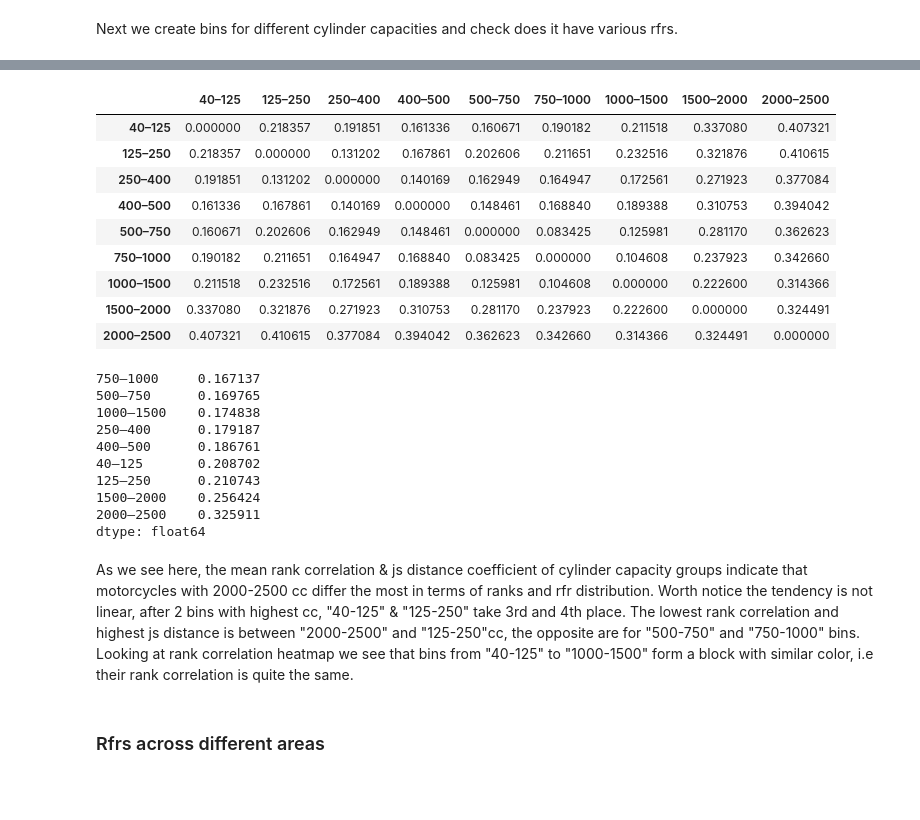
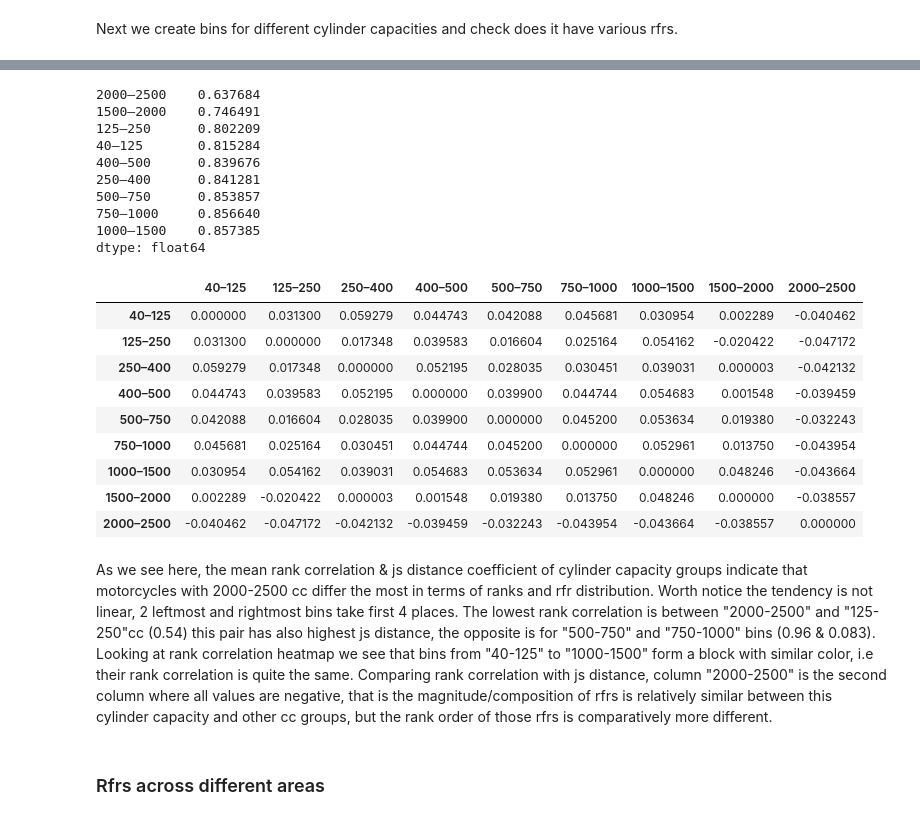
Before and after one commit to sttseitlin/MOT-test-for-motorcycles, a Jupyter notebook: moto.ipynb, the cells around one changed output, grey strips where cells are left out. Cells and saved outputs as stored; diff of their text form; code cells hidden in the pictures; blank space fills up the shorter version.

```diff
--- a/moto.ipynb
+++ b/moto.ipynb
@@ -3638,34 +3622,34 @@ fig.update_yaxes(showticklabels=False, row=1, col=2)
 fig.show()
 # %% [output]
 [interactive output not drawn]
-# %%
-js_dist_matrix
-# %% [output]
-|  | 40–125 | 125–250 | 250–400 | 400–500 | 500–750 | 750–1000 | 1000–1500 | 1500–2000 | 2000–2500 |
-| 40–125 | 0.000000 | 0.218357 | 0.191851 | 0.161336 | 0.160671 | 0.190182 | 0.211518 | 0.337080 | 0.407321 |
-| 125–250 | 0.218357 | 0.000000 | 0.131202 | 0.167861 | 0.202606 | 0.211651 | 0.232516 | 0.321876 | 0.410615 |
-| 250–400 | 0.191851 | 0.131202 | 0.000000 | 0.140169 | 0.162949 | 0.164947 | 0.172561 | 0.271923 | 0.377084 |
-| 400–500 | 0.161336 | 0.167861 | 0.140169 | 0.000000 | 0.148461 | 0.168840 | 0.189388 | 0.310753 | 0.394042 |
-| 500–750 | 0.160671 | 0.202606 | 0.162949 | 0.148461 | 0.000000 | 0.083425 | 0.125981 | 0.281170 | 0.362623 |
-| 750–1000 | 0.190182 | 0.211651 | 0.164947 | 0.168840 | 0.083425 | 0.000000 | 0.104608 | 0.237923 | 0.342660 |
-| 1000–1500 | 0.211518 | 0.232516 | 0.172561 | 0.189388 | 0.125981 | 0.104608 | 0.000000 | 0.222600 | 0.314366 |
-| 1500–2000 | 0.337080 | 0.321876 | 0.271923 | 0.310753 | 0.281170 | 0.237923 | 0.222600 | 0.000000 | 0.324491 |
-| 2000–2500 | 0.407321 | 0.410615 | 0.377084 | 0.394042 | 0.362623 | 0.342660 | 0.314366 | 0.324491 | 0.000000 |
 # %%
-js_dist_matrix.mean().sort_values()
+spearman_matrix.mean().sort_values()
 # %% [output]
-750–1000     0.167137
-500–750      0.169765
-1000–1500    0.174838
-250–400      0.179187
-400–500      0.186761
-40–125       0.208702
-125–250      0.210743
-1500–2000    0.256424
-2000–2500    0.325911
+2000–2500    0.637684
+1500–2000    0.746491
+125–250      0.802209
+40–125       0.815284
+400–500      0.839676
+250–400      0.841281
+500–750      0.853857
+750–1000     0.856640
+1000–1500    0.857385
 dtype: float64
+# %%
+(spearman_matrix - (1- js_dist_matrix))
+# %% [output]
+|  | 40–125 | 125–250 | 250–400 | 400–500 | 500–750 | 750–1000 | 1000–1500 | 1500–2000 | 2000–2500 |
+| 40–125 | 0.000000 | 0.031300 | 0.059279 | 0.044743 | 0.042088 | 0.045681 | 0.030954 | 0.002289 | -0.040462 |
+| 125–250 | 0.031300 | 0.000000 | 0.017348 | 0.039583 | 0.016604 | 0.025164 | 0.054162 | -0.020422 | -0.047172 |
+| 250–400 | 0.059279 | 0.017348 | 0.000000 | 0.052195 | 0.028035 | 0.030451 | 0.039031 | 0.000003 | -0.042132 |
+| 400–500 | 0.044743 | 0.039583 | 0.052195 | 0.000000 | 0.039900 | 0.044744 | 0.054683 | 0.001548 | -0.039459 |
+| 500–750 | 0.042088 | 0.016604 | 0.028035 | 0.039900 | 0.000000 | 0.045200 | 0.053634 | 0.019380 | -0.032243 |
+| 750–1000 | 0.045681 | 0.025164 | 0.030451 | 0.044744 | 0.045200 | 0.000000 | 0.052961 | 0.013750 | -0.043954 |
+| 1000–1500 | 0.030954 | 0.054162 | 0.039031 | 0.054683 | 0.053634 | 0.052961 | 0.000000 | 0.048246 | -0.043664 |
+| 1500–2000 | 0.002289 | -0.020422 | 0.000003 | 0.001548 | 0.019380 | 0.013750 | 0.048246 | 0.000000 | -0.038557 |
+| 2000–2500 | -0.040462 | -0.047172 | -0.042132 | -0.039459 | -0.032243 | -0.043954 | -0.043664 | -0.038557 | 0.000000 |
 # %% [markdown]
-As we see here, the mean rank correlation & js distance coefficient of cylinder capacity groups indicate that motorcycles with 2000-2500 cc differ the most in terms of ranks and rfr distribution. Worth notice the tendency is not linear, after 2 bins with highest cc, "40-125" & "125-250" take 3rd and 4th place. The lowest rank correlation and highest js distance is between "2000-2500" and "125-250"cc, the opposite are for "500-750" and "750-1000" bins. Looking at rank correlation heatmap we see that bins from "40-125" to "1000-1500" form a block with similar color, i.e their rank correlation is quite the same.
+As we see here, the mean rank correlation & js distance coefficient of cylinder capacity groups indicate that motorcycles with 2000-2500 cc differ the most in terms of ranks and rfr distribution. Worth notice the tendency is not linear, 2 leftmost and rightmost bins take first 4 places. The lowest rank correlation is between "2000-2500" and "125-250"cc (0.54) this pair has also highest js distance, the opposite is for "500-750" and "750-1000" bins (0.96 & 0.083). Looking at rank correlation heatmap we see that bins from "40-125" to "1000-1500" form a block with similar color, i.e their rank correlation is quite the same. Comparing rank correlation with js distance, column "2000-2500" is the second column where all values are negative, that is the magnitude/composition of rfrs is relatively similar between this cylinder capacity and other cc groups, but the rank order of those rfrs is comparatively more different.
 # %% [markdown]
 ### Rfrs across different areas
 # %% [markdown]
```
Also changed, not shown: parts of 9 cells of this notebook.
